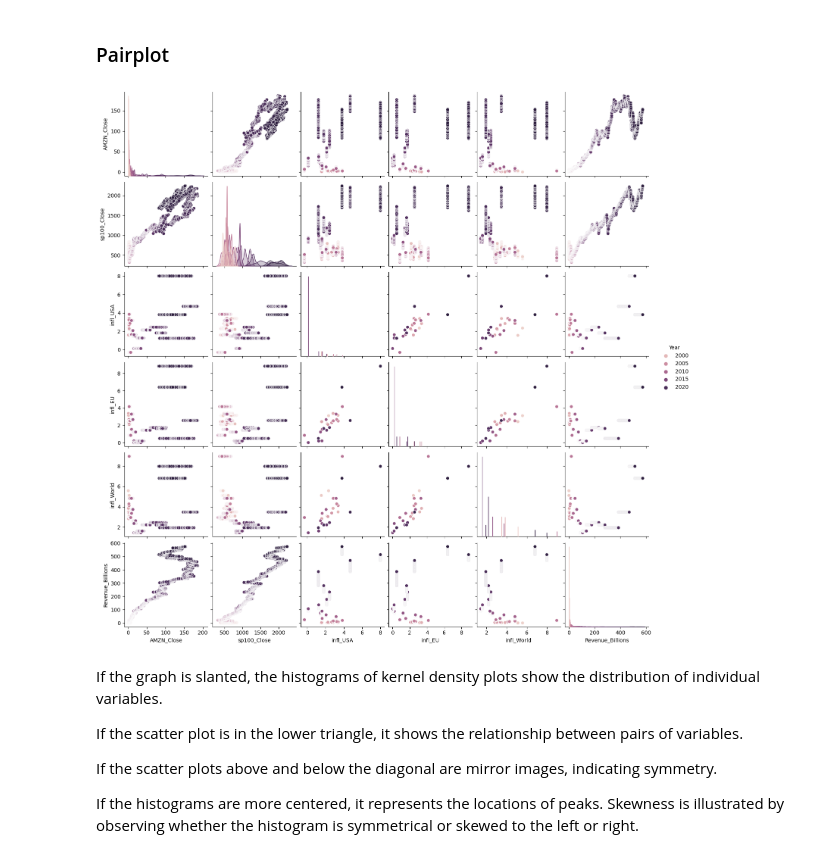
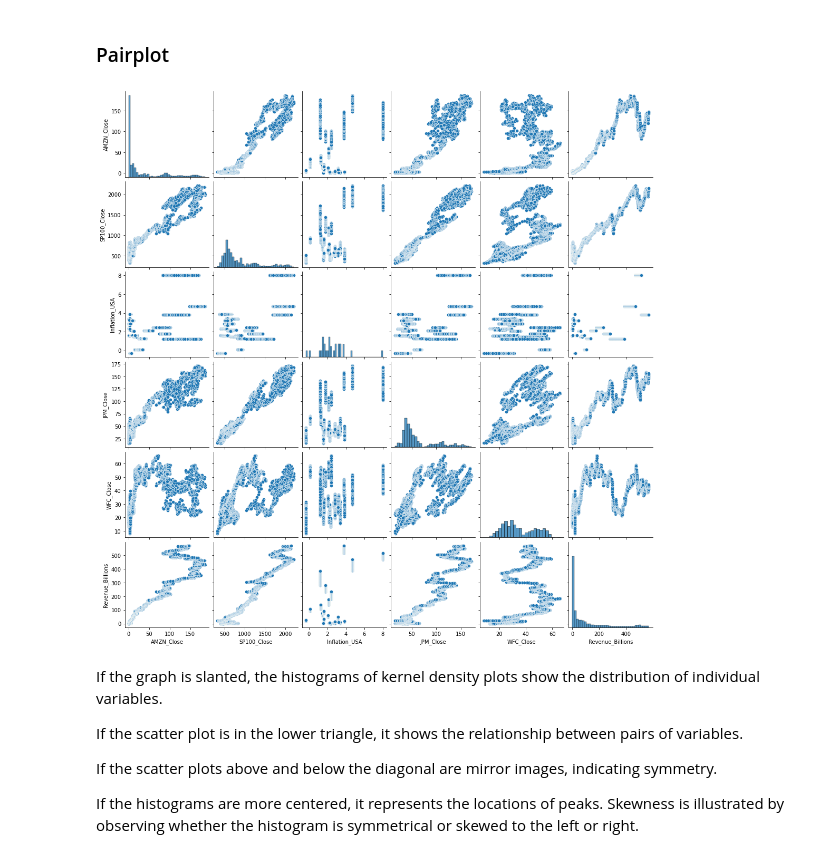
Before and after one commit to Galicheck/MJNWM-Project, a Jupyter notebook: project_AMZN_prediction.ipynb, the cells around one changed output. Drawn from its saved outputs; the diff is of its cells as text; code cells hidden in the pictures.

```diff
--- a/project_AMZN_prediction.ipynb
+++ b/project_AMZN_prediction.ipynb
@@ -300,13 +294,11 @@ plt.show()
 # %% [markdown]
 ### Pairplot
 # %%
-# hue: str - variable in data to map plot aspects to different colors
-# vars: list - variables within data to use, otherwise use every column with a numeric datatype
-names = ['AMZN_Close', 'sp100_Close', 'infl_USA', 'infl_EU', 'infl_World', 'Revenue_Billions']
-sns.pairplot(data, hue='Year', vars=names)
+names = ['AMZN_Close', 'SP100_Close', 'Inflation_USA', 'JPM_Close', 'WFC_Close', 'Revenue_Billions']
+sns.pairplot(data, vars=names)
 plt.show()
 # %% [output]
-[figure, old version]
+[figure, new version]
 # %% [markdown]
 If the graph is slanted, the histograms of kernel density plots show the distribution of individual variables.
 
```
Also changed, not shown: parts of 20 cells of this notebook.
